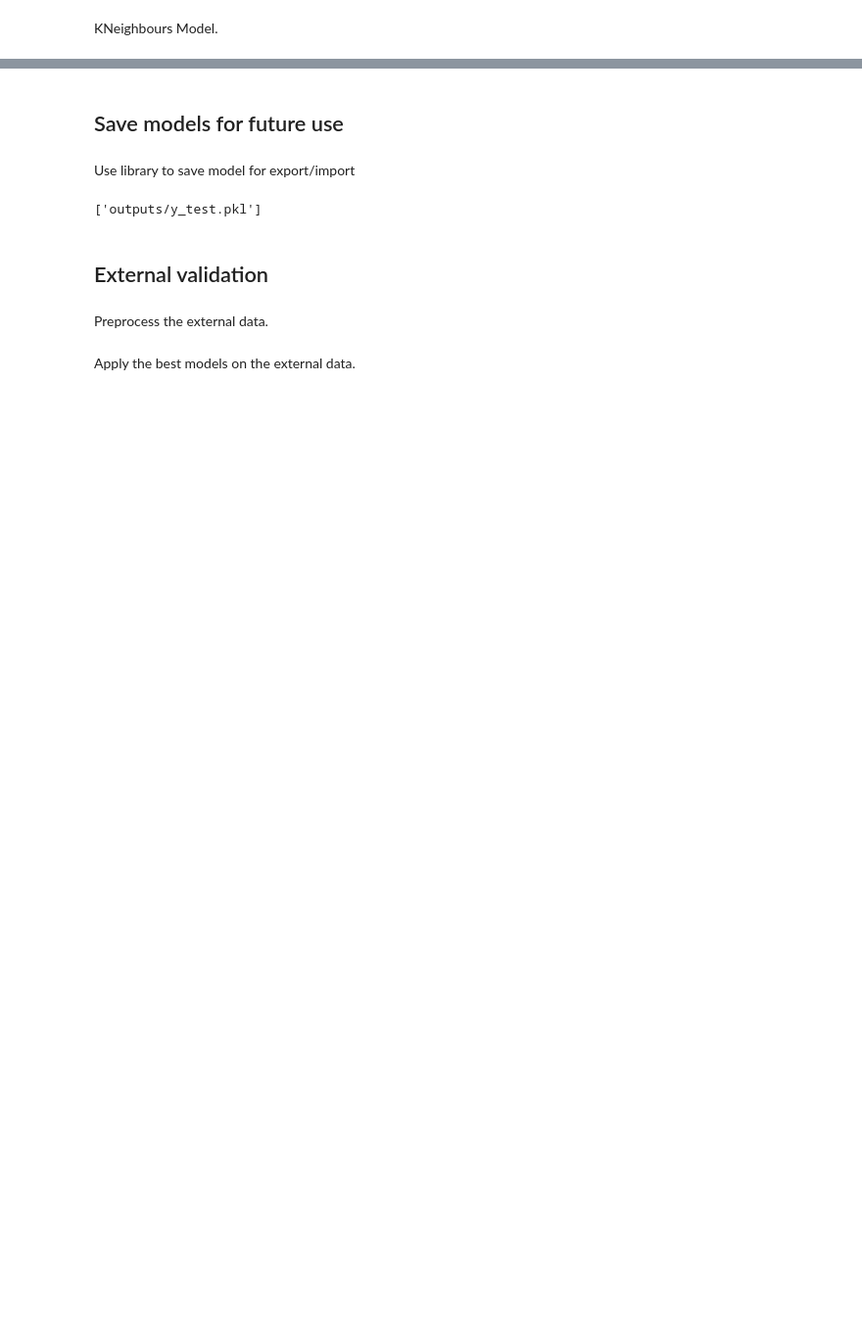
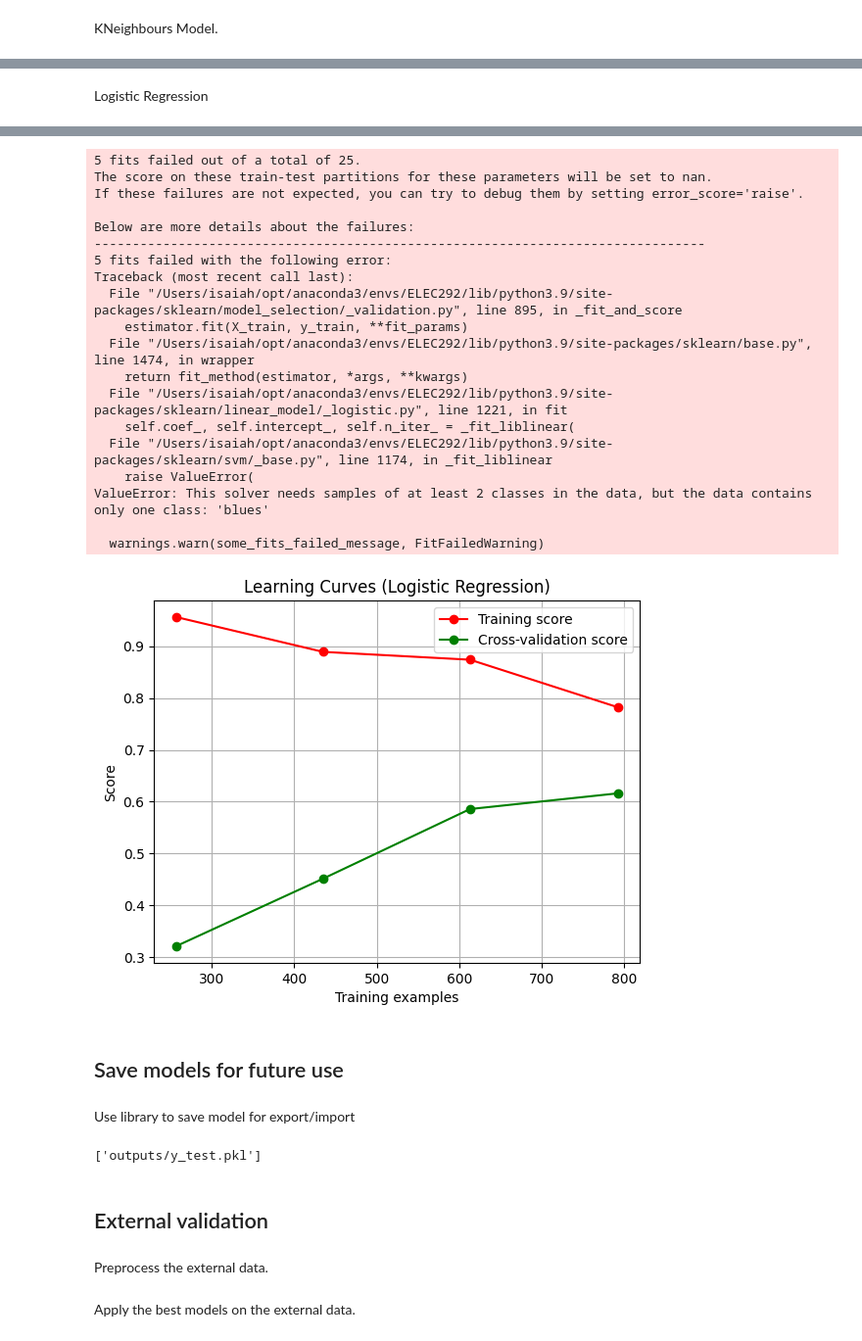
Before and after one commit to IsaiahIruoha/music-genre-detector, a Jupyter notebook: model.ipynb, the cells around one changed output, grey strips where cells are left out. Shown: that part at 98% size. Drawn from its saved outputs; the diff is of its cells as text; code cells hidden in the pictures; blank space fills up the shorter version.

```diff
--- a/model.ipynb
+++ b/model.ipynb
@@ -318 +335,16 @@ weighted avg       0.92      0.92      0.92       297
 [figure]
+# %% [markdown]
+Logistic Regression
+# %%
+logreg_param_grid = {
+    'C': [0.1, 1, 10, 100],
+    'solver': ['liblinear', 'saga']
+}
+
+logreg_model = LogisticRegression()
+logreg_best_model, logreg_accuracy, logreg_report = train_and_evaluate_model(logreg_model, logreg_param_grid)
+print("Logistic Regression Accuracy:", logreg_accuracy)
+print("Logistic Regression Classification Report:\n", logreg_report)
+
+plot_learning_curve(logreg_best_model, "Learning Curves (Logistic Regression)", X, y, cv=5)
+# %% [output]
@@ -319,3 +371,23 @@ weighted avg       0.92      0.92      0.92       297
+5 fits failed out of a total of 25.
+The score on these train-test partitions for these parameters will be set to nan.
+If these failures are not expected, you can try to debug them by setting error_score='raise'.
+
+Below are more details about the failures:
+--------------------------------------------------------------------------------
+5 fits failed with the following error:
+Traceback (most recent call last):
+  File "/Users/isaiah/opt/anaconda3/envs/ELEC292/lib/python3.9/site-packages/sklearn/model_selection/_validation.py", line 895, in _fit_and_score
+    estimator.fit(X_train, y_train, **fit_params)
+  File "/Users/isaiah/opt/anaconda3/envs/ELEC292/lib/python3.9/site-packages/sklearn/base.py", line 1474, in wrapper
+    return fit_method(estimator, *args, **kwargs)
+  File "/Users/isaiah/opt/anaconda3/envs/ELEC292/lib/python3.9/site-packages/sklearn/linear_model/_logistic.py", line 1221, in fit
+    self.coef_, self.intercept_, self.n_iter_ = _fit_liblinear(
+  File "/Users/isaiah/opt/anaconda3/envs/ELEC292/lib/python3.9/site-packages/sklearn/svm/_base.py", line 1174, in _fit_liblinear
+    raise ValueError(
+ValueError: This solver needs samples of at least 2 classes in the data, but the data contains only one class: 'blues'
+
+  warnings.warn(some_fits_failed_message, FitFailedWarning)
+[figure, added]
 # %% [markdown]
 ## Save models for future use
 # %% [markdown]
```
Also changed, not shown: parts of 8 cells of this notebook, 10 other files.
